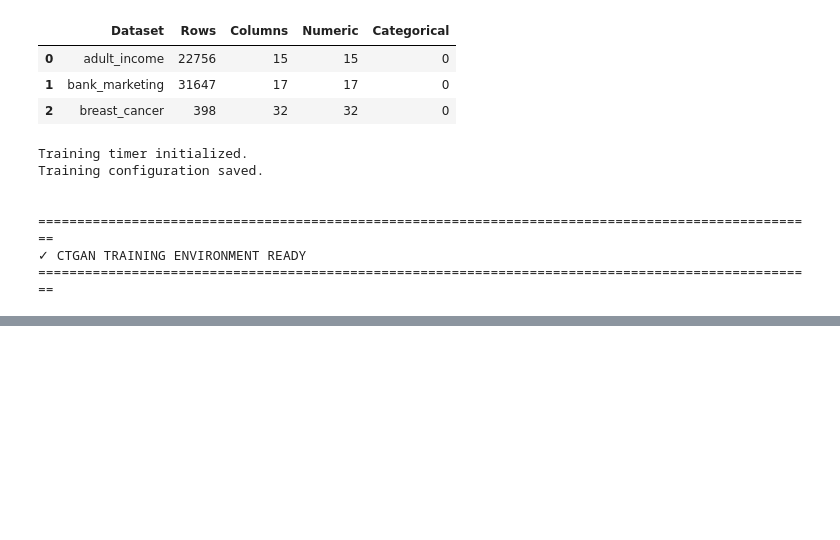
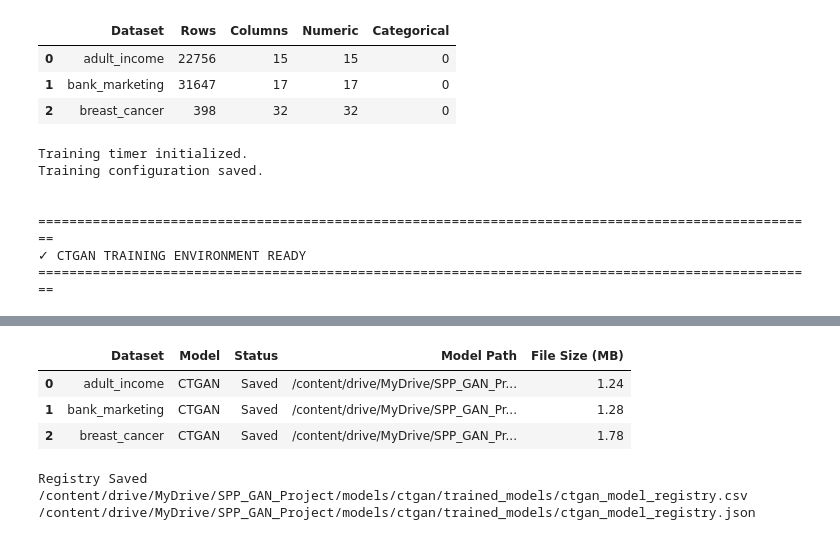
Before and after one commit to amzad-786githumb/Privacy-Preserving-Synthetic-Tabular-Data-Generation-Using-Generative-Adversarial-Networks, a Jupyter notebook: 04_Baseline_Deep_Models.ipynb, the cells around one changed output, grey strips where cells are left out. Cells and saved outputs as stored; diff of their text form; code cells hidden in the pictures; blank space fills up the shorter version.

```diff
--- a/04_Baseline_Deep_Models.ipynb
+++ b/04_Baseline_Deep_Models.ipynb
@@ -3258,0 +3354,47 @@ else:
+# %%
+# ==============================================================================
+# PART G4.3 — MODEL REGISTRY
+# ==============================================================================
+
+MODEL_REGISTRY_DF = pd.DataFrame(MODEL_REGISTRY)
+
+display(MODEL_REGISTRY_DF)
+# %% [output]
+|  | Dataset | Model | Status | Model Path | File Size (MB) |
+| 0 | adult_income | CTGAN | Saved | /content/drive/MyDrive/SPP_GAN_Pr... | 1.24 |
+| 1 | bank_marketing | CTGAN | Saved | /content/drive/MyDrive/SPP_GAN_Pr... | 1.28 |
+| 2 | breast_cancer | CTGAN | Saved | /content/drive/MyDrive/SPP_GAN_Pr... | 1.78 |
+# %%
+# ==============================================================================
+# PART G4.4 — SAVE MODEL REGISTRY
+# ==============================================================================
+
+registry_csv = os.path.join(
+    MODEL_SAVE_DIR,
+    "ctgan_model_registry.csv"
+)
+
+registry_json = os.path.join(
+    MODEL_SAVE_DIR,
+    "ctgan_model_registry.json"
+)
+
+MODEL_REGISTRY_DF.to_csv(
+    registry_csv,
+    index=False
+)
+
+MODEL_REGISTRY_DF.to_json(
+    registry_json,
+    orient="records",
+    indent=4
+)
+
+print("Registry Saved")
+
+print(registry_csv)
+print(registry_json)
+# %% [output]
+Registry Saved
+/content/drive/MyDrive/SPP_GAN_Project/models/ctgan/trained_models/ctgan_model_registry.csv
+/content/drive/MyDrive/SPP_GAN_Project/models/ctgan/trained_models/ctgan_model_registry.json
```
Also changed, not shown: parts of 77 cells of this notebook.
